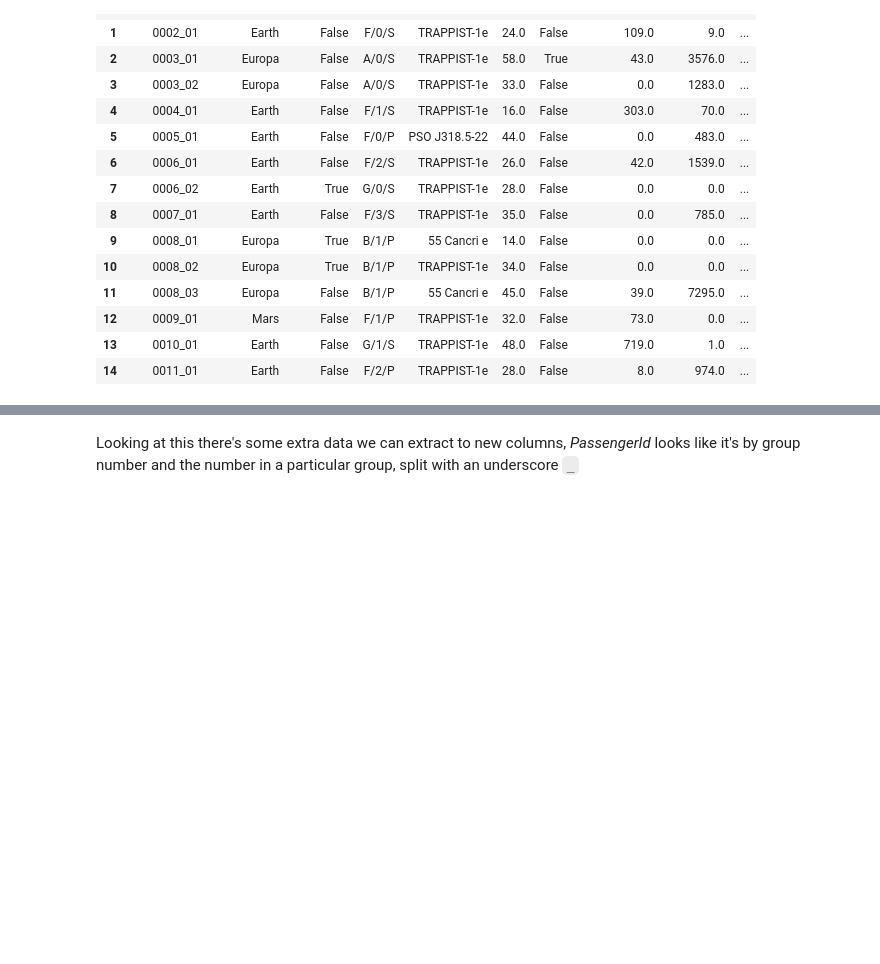
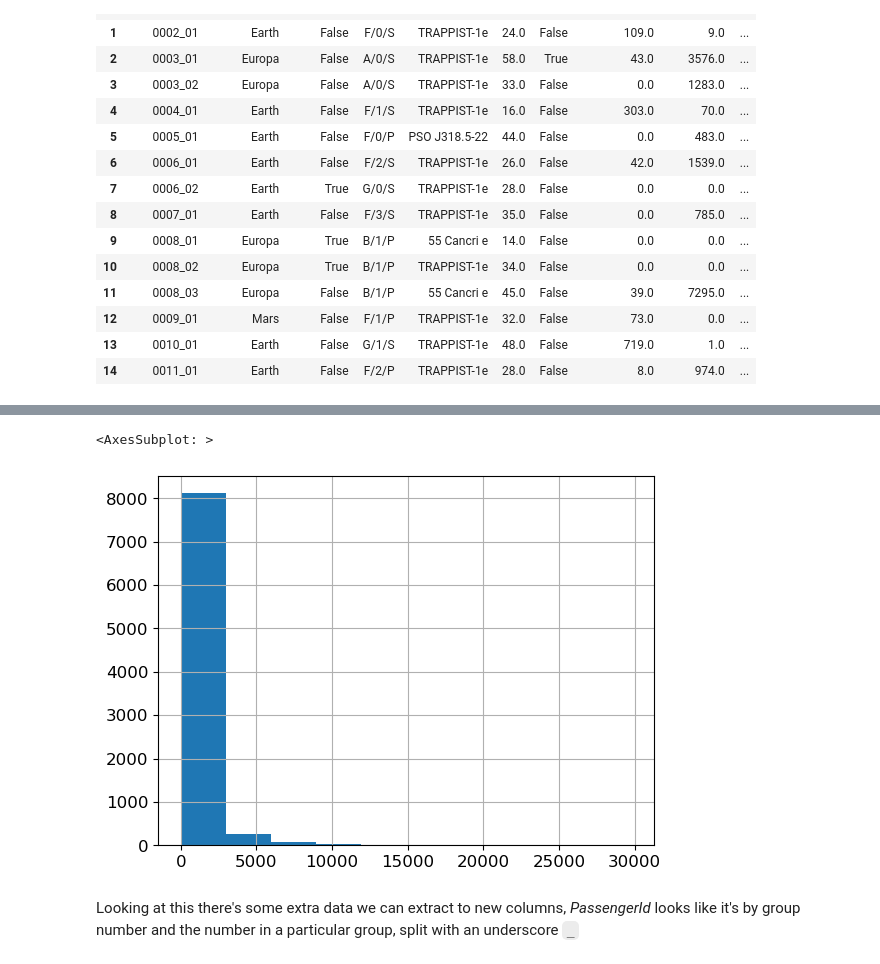
Before and after one commit to peterbull/spaceship-titanic, a Jupyter notebook: spaceship-titanic.ipynb, the cells around one changed output, grey strips where cells are left out. Cells and saved outputs as stored; diff of their text form; code cells hidden in the pictures; blank space fills up the shorter version.

```diff
--- a/spaceship-titanic.ipynb
+++ b/spaceship-titanic.ipynb
@@ -83,3 +93,8 @@ df.head(n=15)
+# %%
+df['FoodCourt'].hist()
+# %% [output]
+<AxesSubplot: >
+[figure, added]
 # %% [markdown]
 Looking at this there's some extra data we can extract to new columns, *PassengerId* looks like it's by group number and the number in a particular group, split with an underscore `_`
 # %%
```
Also changed, not shown: parts of 18 cells of this notebook.
